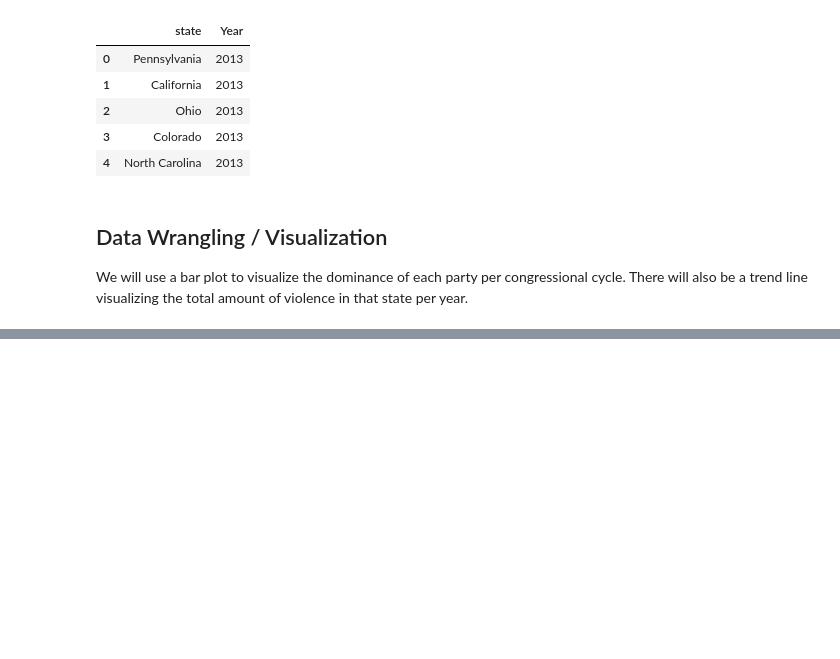
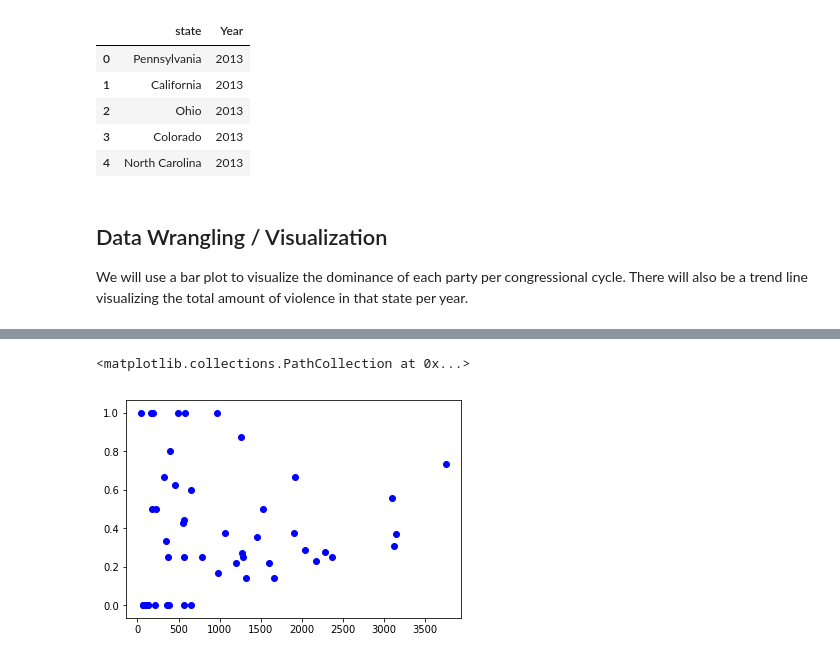
Before and after one commit to vchi747/Cogs-108-Final-Project, a Jupyter notebook: Cogs 108 Final Project.ipynb, the cells around one changed output, grey strips where cells are left out. Saved outputs shown, nothing was run; the diff lists cells and outputs as text; code cells hidden in the pictures; blank space fills up the shorter version.

```diff
--- a/Cogs 108 Final Project.ipynb
+++ b/Cogs 108 Final Project.ipynb
@@ -188,0 +205,7 @@ df_percent_rep
+# %%
+x = df_total_violence[2014].tolist()
+y = df_percent_dem[2014].tolist()
+plt.scatter(x, y, label="2014", color="blue")
+# %% [output]
+<matplotlib.collections.PathCollection at 0x...>
+[figure, added]
```
Also changed, not shown: parts of 25 cells of this notebook.
